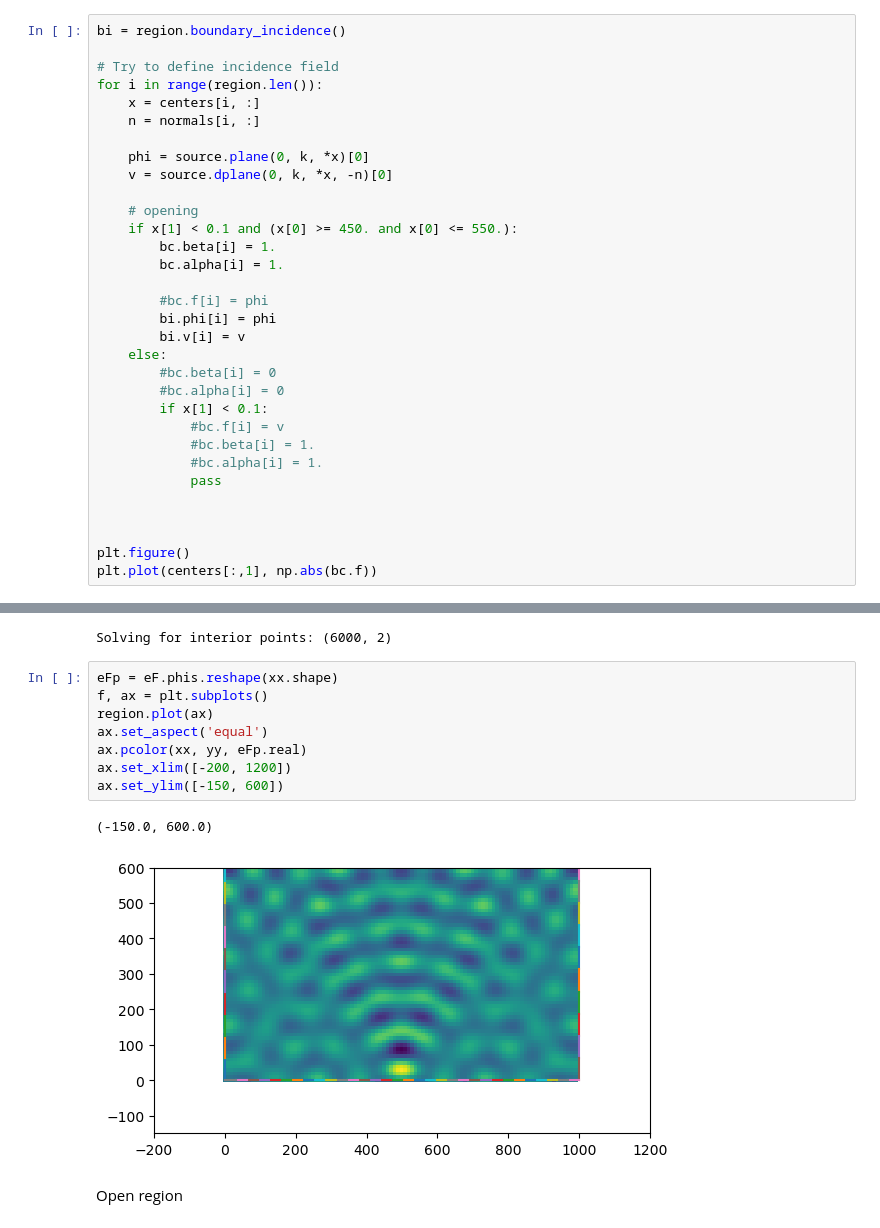
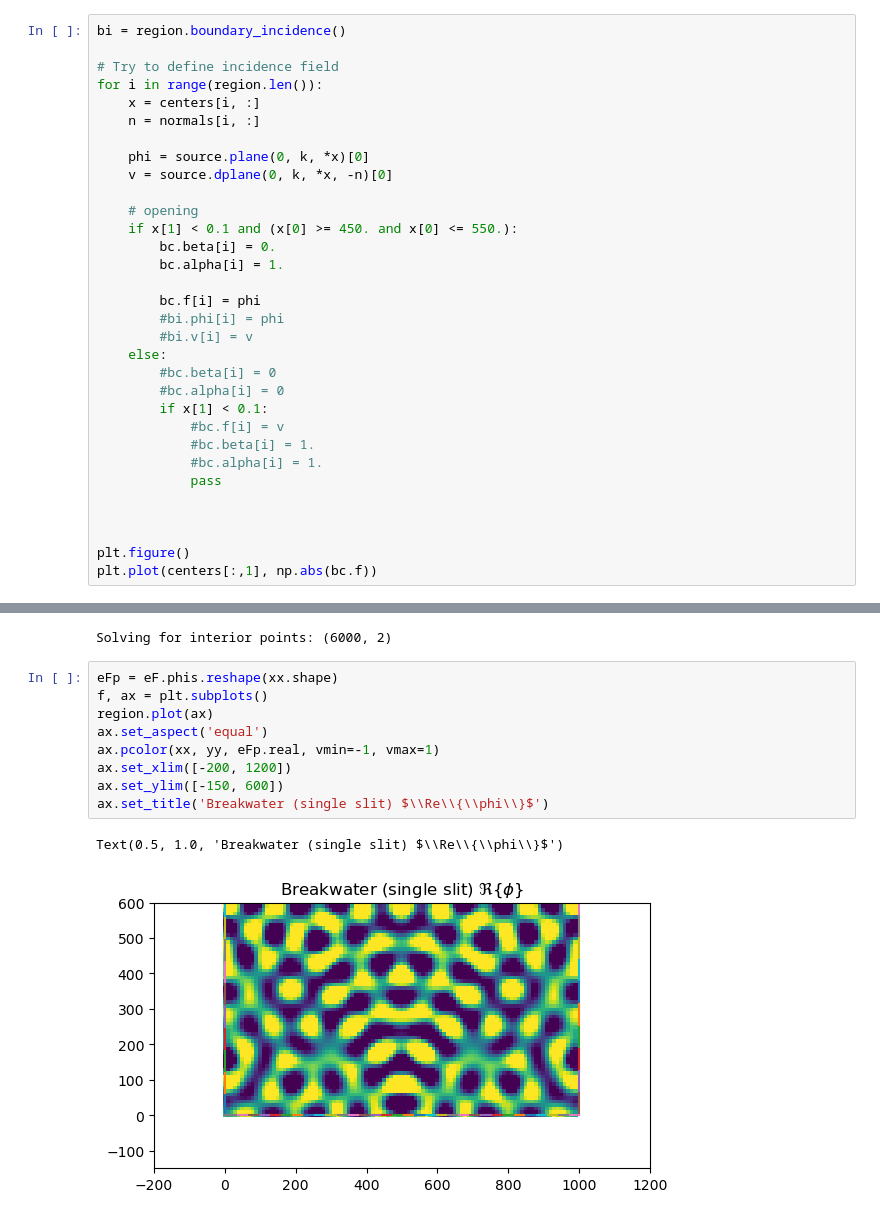
Before and after one commit to gauteh/ohbemn, a Jupyter notebook: examples/Breakwater diffusion.ipynb, the cells around one changed output, grey strips where cells are left out. Drawn from its saved outputs; the diff is of its cells as text.

```diff
--- a/examples/Breakwater diffusion.ipynb
+++ b/examples/Breakwater diffusion.ipynb
@@ -51,12 +51,12 @@ for i in range(region.len()):
 
     # opening
     if x[1] < 0.1 and (x[0] >= 450. and x[0] <= 550.):
-        bc.beta[i] = 1.
+        bc.beta[i] = 0.
         bc.alpha[i] = 1.
 
-        #bc.f[i] = phi
-        bi.phi[i] = phi
-        bi.v[i] = v
+        bc.f[i] = phi
+        #bi.phi[i] = phi
+        #bi.v[i] = v
     else:
         #bc.beta[i] = 0
         #bc.alpha[i] = 0
@@ -112,13 +112,12 @@ Solving for interior points: (6000, 2)
 # %%
 eFp = eF.phis.reshape(xx.shape)
 f, ax = plt.subplots()
 region.plot(ax)
 ax.set_aspect('equal')
-ax.pcolor(xx, yy, eFp.real)
+ax.pcolor(xx, yy, eFp.real, vmin=-1, vmax=1)
 ax.set_xlim([-200, 1200])
 ax.set_ylim([-150, 600])
+ax.set_title('Breakwater (single slit) $\\Re\\{\\phi\\}$')
 # %% [output]
-(-150.0, 600.0)
+Text(0.5, 1.0, 'Breakwater (single slit) $\\Re\\{\\phi\\}$')
-[figure, old version]
+[figure, new version]
-# %% [markdown]
-Open region
```
Also changed, not shown: parts of 3 cells of this notebook, 5 other files.
